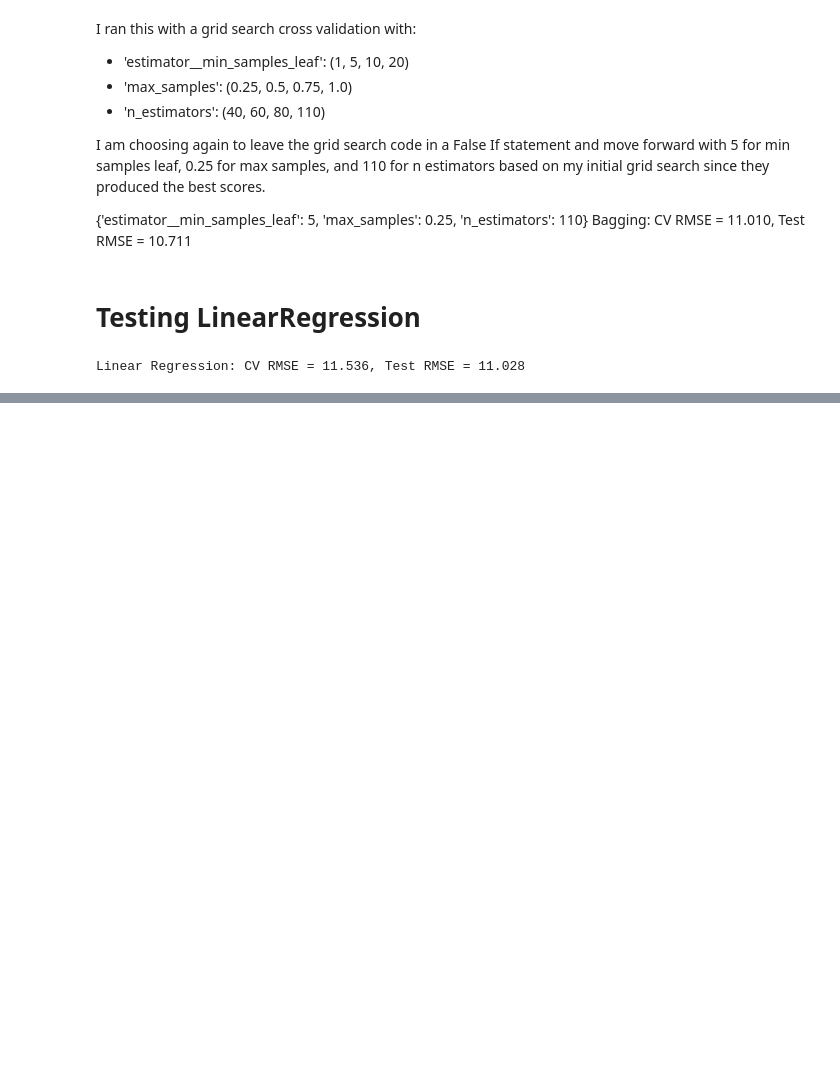
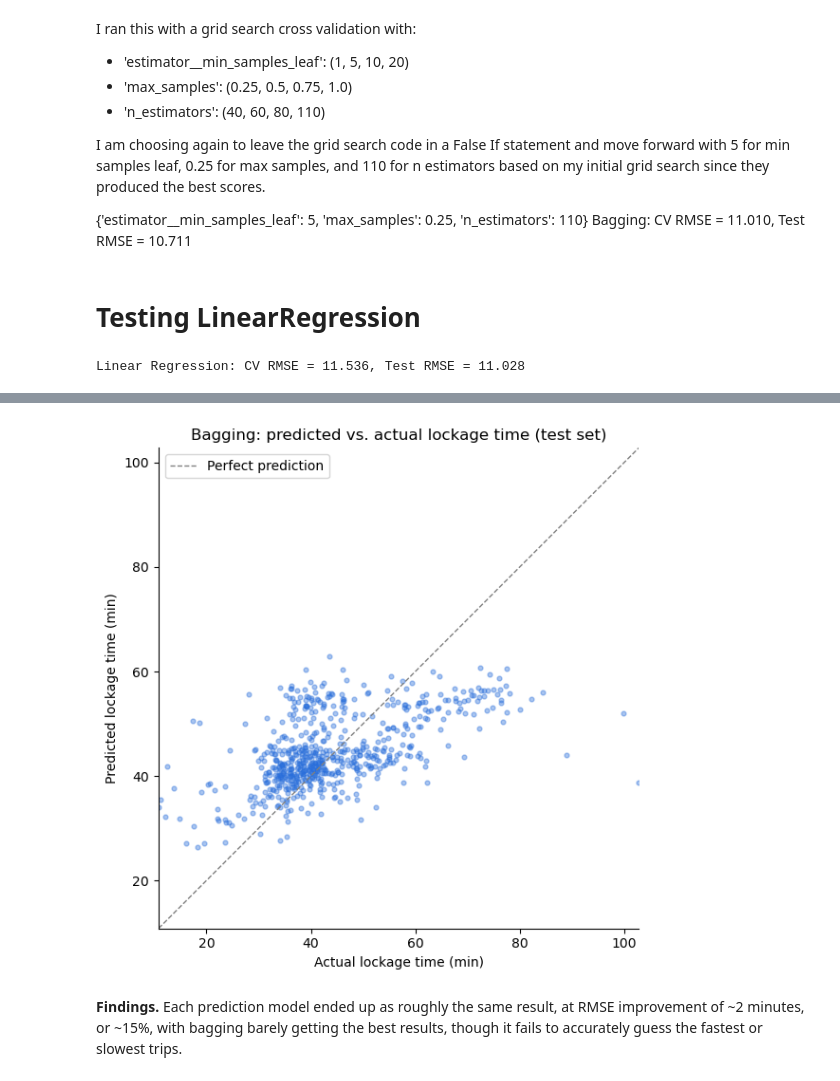
Before and after one commit to Kelly-E-Casey/Soo-Locks-Time-Prediction, a Jupyter notebook: 02_modeling.ipynb, the cells around one changed output, grey strips where cells are left out. Saved outputs shown, nothing was run; the diff lists cells and outputs as text; code cells hidden in the pictures; blank space fills up the shorter version.

```diff
--- a/02_modeling.ipynb
+++ b/02_modeling.ipynb
@@ -239,0 +268,23 @@ pd.DataFrame(scores).T.sort_values('CV RMSE')
+# %%
+y_pred = bag.predict(X_test)
+
+# Shared limits so the y = x line is a true diagonal
+lo = min(y_test.min(), y_pred.min())
+hi = max(y_test.max(), y_pred.max())
+
+fig, ax = plt.subplots(figsize=(6, 6))
+ax.scatter(y_test, y_pred, alpha=0.4, s=12, color='#2a6fdb')
+ax.plot([lo, hi], [lo, hi], linestyle='--', color='gray', linewidth=1, label='Perfect prediction')
+ax.set_xlim(lo, hi)
+ax.set_ylim(lo, hi)
+ax.set_aspect('equal')
+ax.spines[['top', 'right']].set_visible(False)
+ax.legend(loc='upper left')
+ax.set(xlabel="Actual lockage time (min)", ylabel="Predicted lockage time (min)",
+     title="Bagging: predicted vs. actual lockage time (test set)")
+plt.tight_layout()
+plt.show()
+# %% [output]
+[figure, added]
+# %% [markdown]
+**Findings.** Each prediction model ended up as roughly the same result, at RMSE improvement of ~2 minutes, or ~15%, with bagging barely getting the best results, though it fails to accurately guess the fastest or slowest trips.
```
Also changed, not shown: parts of 6 cells of this notebook, 2 other files.
